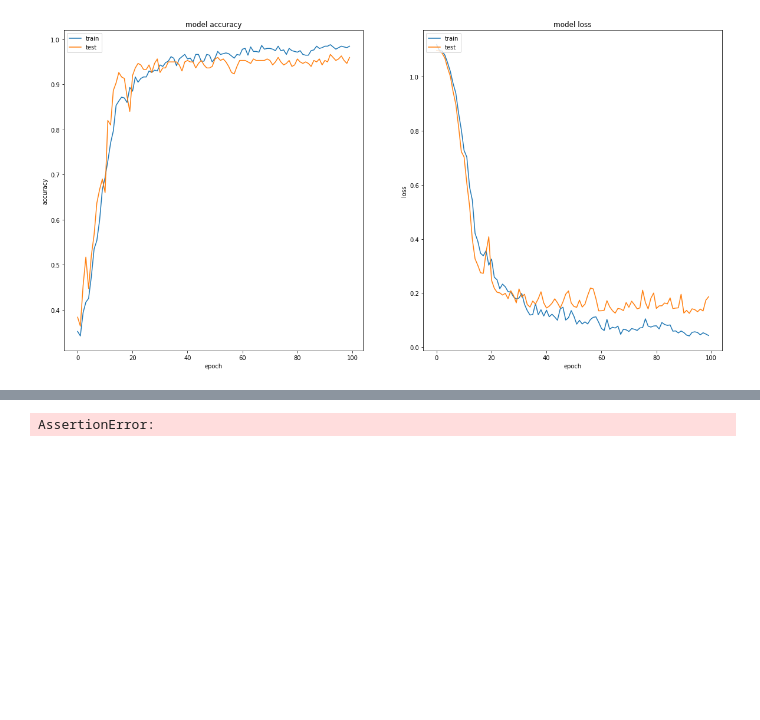
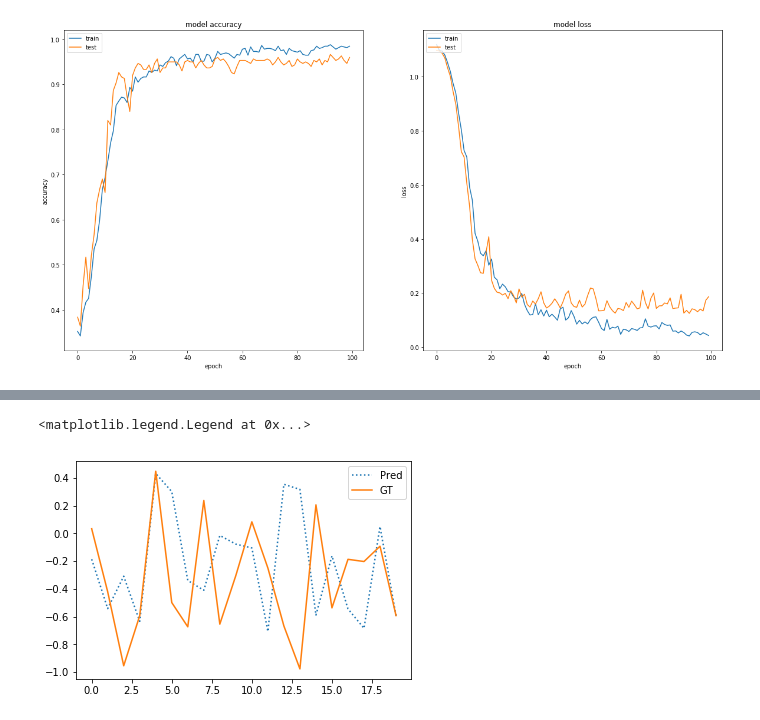
Before and after one commit to guhur/MVA_DeepLearning, a Jupyter notebook: deep-learning-mp1.ipynb, the cells around one changed output, grey strips where cells are left out. Cells and saved outputs as stored; diff of their text form; code cells hidden in the pictures; blank space fills up the shorter version.

```diff
--- a/deep-learning-mp1.ipynb
+++ b/deep-learning-mp1.ipynb
@@ -292,0 +153,21 @@ print(f"Evaluation on the test set: accuracy {evaluation[1]*100:.2f}% - loss {ev
+# %%
+def preprocessing(data):
+    Y = (data[1] - 0.5)/0.5
+    n_samples = len(Y)
+    middle = 0.5
+    for i in range(0, n_samples):
+        A = Y[i].reshape((3,2))
+        a = A[np.argsort(np.sum(A, axis=1)), :]
+        Y[i] = a.ravel()
+    X = data[0].reshape(data[0].shape[0], IMAGE_SIZE, IMAGE_SIZE, 1).astype('float32')
+    return X, Y
+
+
+
+def postprocessing(Y):
+    Y = Y * 0.5 + 0.5
+    return Y
+
+n_output = 6
+X_train, Y_train = preprocessing(generate_dataset_regression(300, 20, True))
+X_test, Y_test = preprocessing(generate_test_set_regression(300, 20, True))
@@ -357,10 +213,8 @@ Evaluation on the test set: accuracy 25.33% - loss 113.81%
-# %%
-# confirm TensorFlow sees the GPU
-from tensorflow.python.client import device_lib
-assert 'GPU' in str(device_lib.list_local_devices())
-
-# confirm Keras sees the GPU
-from keras import backend
-assert len(backend.tensorflow_backend._get_available_gpus()) > 0
-# %% [output]
-AssertionError:
+# %%
+pred = model3.predict(X_test)
+plt.plot(pred[:20,0], label="Pred", linestyle=":")
+plt.plot(Y_train[:20,0], label="GT")
+plt.legend()
+# %% [output]
+<matplotlib.legend.Legend at 0x...>
+[figure, added]
```
Also changed, not shown: parts of 15 cells of this notebook, 1 other file.
